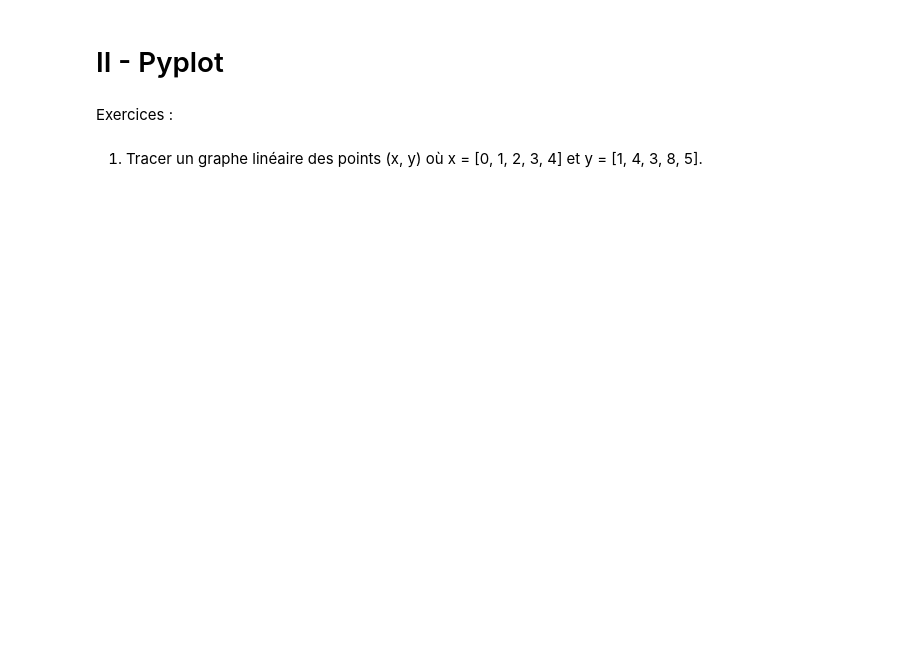
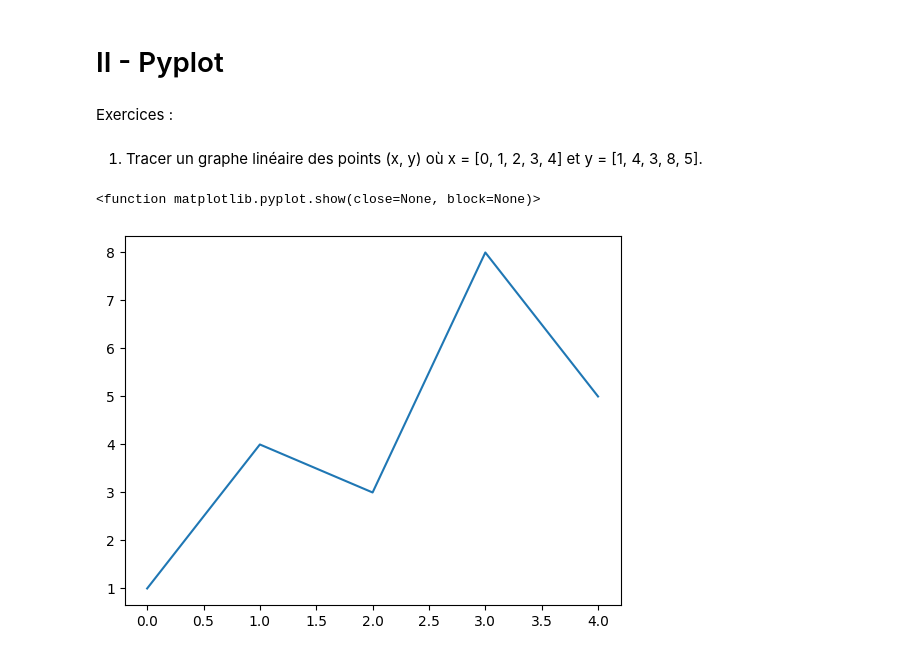
Before and after one commit to Miasorrow/init-python, a Jupyter notebook: notebook_exercice.ipynb, the cells around one changed output. Saved outputs shown, nothing was run; the diff lists cells and outputs as text; code cells hidden in the pictures; blank space fills up the shorter version.

Commit message:
Pyplot et debut du pendu

```diff
--- a/notebook_exercice.ipynb
+++ b/notebook_exercice.ipynb
@@ -323,3 +330,14 @@ afficher(resultat)
 Exercices :
 # %% [markdown]
 1. Tracer un graphe linéaire des points (x, y) où x = [0, 1, 2, 3, 4] et y = [1, 4, 3, 8, 5].
+# %%
+import matplotlib.pyplot as plt
+
+x = [0, 1, 2, 3, 4]
+y = [1, 4, 3, 8, 5]
+
+plt.plot(x,y)
+plt.show
+# %% [output]
+<function matplotlib.pyplot.show(close=None, block=None)>
+[figure, added]
```
Also changed, not shown: parts of 24 cells of this notebook.
